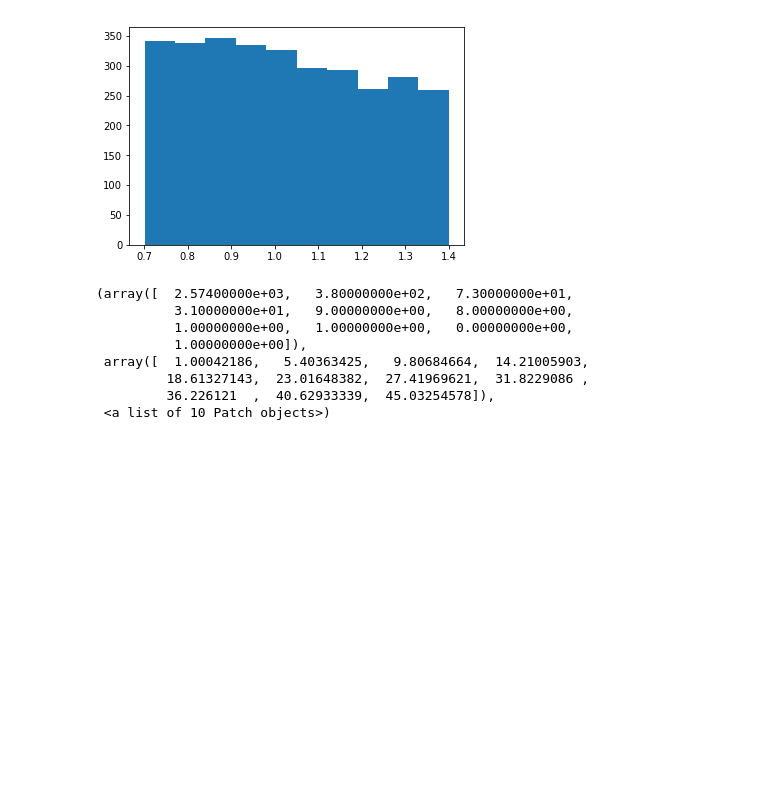
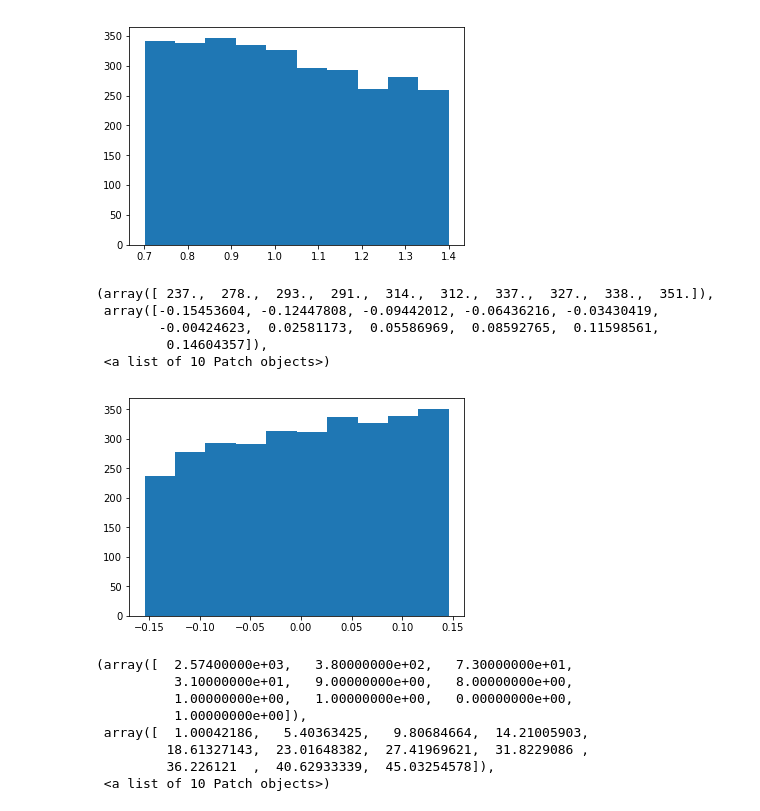
Before and after one commit to saint-germain/population_synthesis, a Jupyter notebook: tools/planetas sandbox.ipynb, the cells around one changed output. Cells and saved outputs as stored; diff of their text form; code cells hidden in the pictures; blank space fills up the shorter version.

```diff
--- a/tools/planetas sandbox.ipynb
+++ b/tools/planetas sandbox.ipynb
@@ -374,6 +383,15 @@ plt.hist(AAA[:,2]) #stellar mass
          1.39972775]),
  <a list of 10 Patch objects>)
 [figure]
+# %%
+plt.hist(np.log10(AAA[:,2])) #stellar mass
+# %% [output]
+(array([ 237.,  278.,  293.,  291.,  314.,  312.,  337.,  327.,  338.,  351.]),
+ array([-0.15453604, -0.12447808, -0.09442012, -0.06436216, -0.03430419,
+        -0.00424623,  0.02581173,  0.05586969,  0.08592765,  0.11598561,
+         0.14604357]),
+ <a list of 10 Patch objects>)
+[figure, added]
 # %%
 plt.hist(AAA[:,3]) # q
 # %% [output]
```
Also changed, not shown: parts of 5 cells of this notebook.
